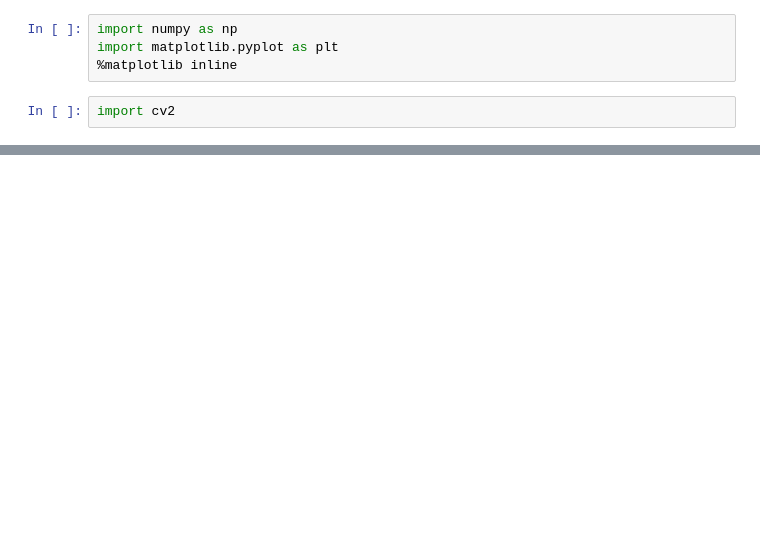
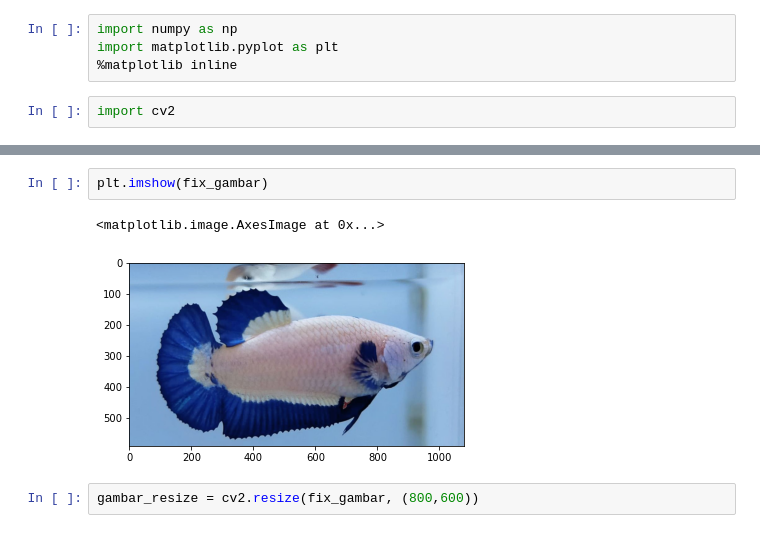
Before and after one commit to Ahmadahsana/latihanPython, a Jupyter notebook: latihan_OpenCV.ipynb, the cells around one changed output, grey strips where cells are left out. Cells and saved outputs as stored; diff of their text form; blank space fills up the shorter version.

```diff
--- a/latihan_OpenCV.ipynb
+++ b/latihan_OpenCV.ipynb
@@ -37,0 +55,7 @@ plt.imshow(img)
+# %%
+plt.imshow(fix_gambar)
+# %% [output]
+<matplotlib.image.AxesImage at 0x...>
+[figure, added]
+# %%
+gambar_resize = cv2.resize(fix_gambar, (800,600))
```
Also changed, not shown: parts of 12 cells of this notebook.
